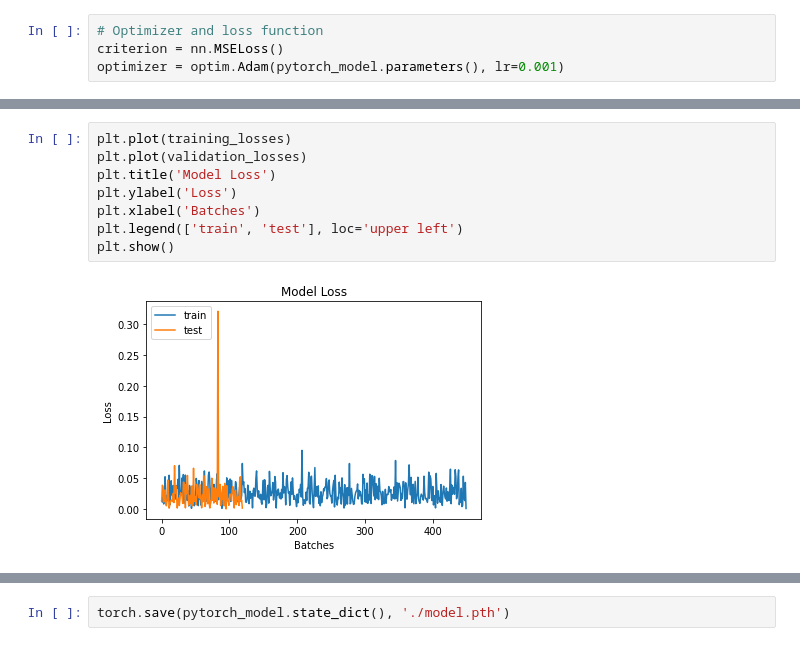
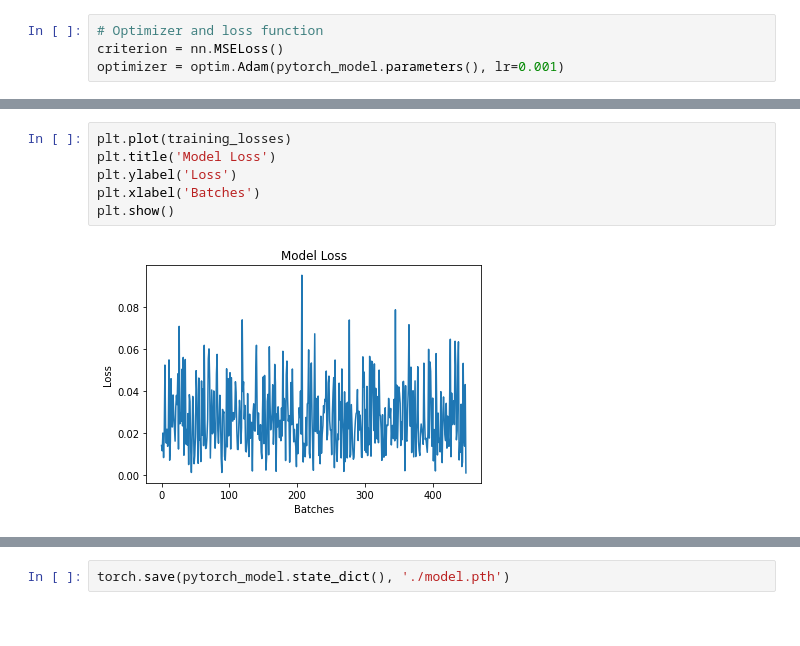
Before and after one commit to imdeepmind/UdacitySelfDrivingCar, a Jupyter notebook: Base_Model_PyTorch.ipynb, the cells around one changed output, grey strips where cells are left out. Cells and saved outputs as stored; diff of their text form.

Commit message:
Chart update

```diff
--- a/Base_Model_PyTorch.ipynb
+++ b/Base_Model_PyTorch.ipynb
@@ -269,11 +269,9 @@ Epoch: 10:10  Batch: 40  Training Loss: 61.80947180837393
 Epoch: 10:10  Batch: 10  Validation Loss: 120.70511467754841
 # %%
 plt.plot(training_losses)
-plt.plot(validation_losses)
 plt.title('Model Loss')
 plt.ylabel('Loss')
 plt.xlabel('Batches')
-plt.legend(['train', 'test'], loc='upper left')
 plt.show()
 # %% [output]
-[figure, old version]
+[figure, new version]
```
Also changed, not shown: parts of 1 cell of this notebook.
